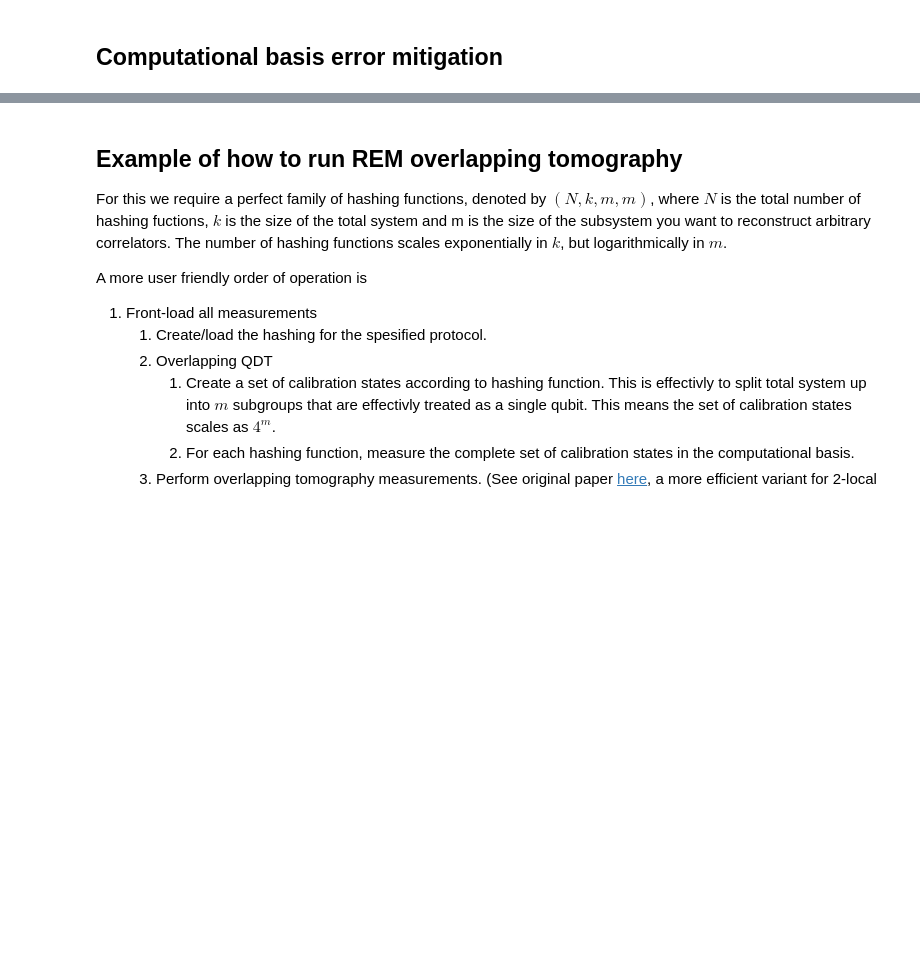
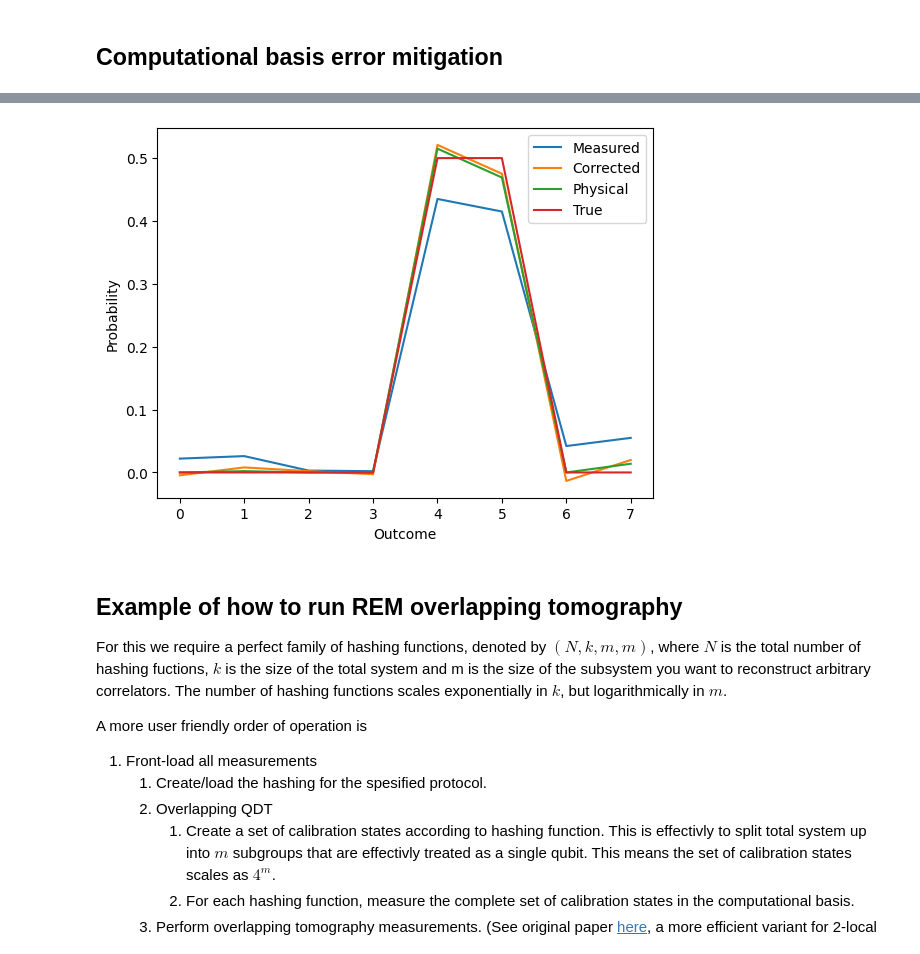
Before and after one commit to AdrianAasen/CREMST, a Jupyter notebook: Tutorial.ipynb, the cells around one changed output, grey strips where cells are left out. Drawn from its saved outputs; the diff is of its cells as text; code cells hidden in the pictures; blank space fills up the shorter version.

```diff
--- a/Tutorial.ipynb
+++ b/Tutorial.ipynb
@@ -26,20 +26,45 @@ from cvxopt import matrix, solvers
 # %% [markdown]
 ## Computational basis error mitigation
 # %%
+import numpy as np
+#np.random.seed(0)
 # To define some nessecary functions.
 # To check that probability marginal is physical
 def is_margianl_physical(marginal):
     # Checks if marginal probability vector is physical. Checks if all elements are positive and if the sum is 1.
-    return np.all(marginal>=0) #and np.isclose(np.sum(marginal),1,atol=1e-3)
+    return np.all(marginal>=0) and np.isclose(np.sum(marginal),1,atol=1e-5)
 
 # Measurements only needs to be in the form of frequencies, i.e. n_i/N.
 def probability_marginal_measurements(n_shots, povm, rho):
     return_frequencies = True
     marginal = mf.simulated_measurement(n_shots,povm,rho,return_frequencies)/n_shots
     # Put whatever else you want here....
-
+    #print(rho)
     # Return should be on the form p = [n_0/N, n_1/N, ... , n_{2^n_qubits-1}/N]
     return marginal
+
+def plot_matrix(matrix):
+    plt.imshow(matrix, cmap='viridis', interpolation='nearest')
+    plt.colorbar()
+    plt.show()
+
+def plot_distributions(distributions,names):
+    """
+    Plots a list of probability distributions.
+
+    Parameters:
+    - distributions (list): A list of probability distributions. Each distribution should be a list or numpy array of probabilities.
+
+    Returns:
+    - None
+    """
+    for i, distribution in enumerate(distributions):
+        plt.plot(distribution, label=f"{names[i]}")
+
+    plt.xlabel("Outcome")
+    plt.ylabel("Probability")
+    plt.legend()
+    plt.show()
 
 
 # Define nessecary parameters
@@ -51,28 +76,36 @@ exp_dict = {}
 pauli_states = sf.get_calibration_states(n_qubits,mode)[0]
 comp_POVM = POVM.computational_basis_POVM(n_qubits)[0]
 pauli_angles = comp_POVM.get_angles()
-print(pauli_angles)
+#print(pauli_angles)
 # Measurement angles and comp basis and probability marginals
 # follow the order [000, 001, 010, 011, ... , 111]
 
 
 # For numerical testing, create the noisy POVM
+noise1 = POVM.depolarized_POVM(POVM.computational_basis_POVM(1)[0],0.2)
+noise2 = POVM.depolarized_POVM(POVM.computational_basis_POVM(1)[0],0.1)
+noise3 = POVM.depolarized_POVM(POVM.computational_basis_POVM(1)[0],0.5)
+composite_noise = POVM.tensor_POVM(POVM.tensor_POVM(np.array([noise2]), np.array([noise1])),np.array([noise3]))
 noise_comp = POVM.depolarized_POVM(POVM.computational_basis_POVM(n_qubits)[0],0.1)
 
 # Define the state you want to measure (IDK how you specify the system you want to measure)
-rho1 = np.array([[1,0],[0,0]])
-rho_sample = np.kron(np.kron(rho1,rho1),rho1)
+rho1 = np.array([[1,1],[1,1]])*1/2
+rho2 = np.array([[1,0],[0,0]])
+rho3 = np.array([[0,0],[0,1]])
+rho_sample = np.kron(np.kron(rho3,rho2),rho1)
 #rho_sample = sf.generate_random_pure_state(n_qubits)
 
-
 # Calibrate the confusion matrix, makes 8 calls for the 8 pauli states
-C_meaured = np.array([probability_marginal_measurements(n_QDT_shots, noise_comp, rho) for rho in pauli_states])
+C_meaured = np.array([probability_marginal_measurements(n_QDT_shots, composite_noise[0], rho) for rho in pauli_states])
 
 # Measure the probability marginal of intrest
-exp_marginal = probability_marginal_measurements(n_observable_shots, noise_comp, rho_sample)
+exp_marginal = probability_marginal_measurements(n_observable_shots, composite_noise[0], rho_sample)
 
 # Compute the inverted confusion matrix and initial corrected marginal
 C_measured_inv = np.linalg.inv(C_meaured)
+# plot_matrix(C_meaured)
+# plot_matrix(C_measured_inv)
+#plot_matrix(np.dot(C_measured_inv,C_meaured))
 corrected_marginal = np.real(np.einsum('ij,j->i',C_measured_inv, exp_marginal))
 
 # For numerics
@@ -86,22 +119,26 @@ if is_margianl_physical(corrected_marginal):
     physical_marginal = corrected_marginal
 
 else:
+    n = 2**n_qubits
     print("Not Physical, correcting marginal")
     # Define solver parameters (using cvxopt)
-    P = matrix(np.eye(2**n_qubits))
-    q = matrix(-2*np.real(corrected_marginal))
-    G = matrix(-np.eye(2**n_qubits))
-    h = matrix(np.zeros(2**n_qubits))
-    A = matrix(np.ones((1,2**n_qubits)),(1,2**n_qubits))
+    P = 2*matrix(np.eye(n))
+    q = matrix(-2*corrected_marginal)
+    G = matrix(0.0, (n,n))
+    G[::n+1] = -1.0
+    h = matrix(0.0, (n,1))
+    A = matrix(1.0, (1,n))
     b = matrix(1.0)
     sol = solvers.qp(P,q,G,h,A,b)
     #print(sol['x'])
     #print(np.array(sol['x']))
     physical_marginal = np.array(sol['x']).flatten()
-#print(np.sum(corrected_marginal))
-print(f'Inital corrected marginal :\n {corrected_marginal}')
+print(f'Measured marginal :\n{exp_marginal}')
+print(f'Inital corrected marginal :\n{corrected_marginal}')
 print(f'Physical marginal :\n{physical_marginal}')
 #print(np.sum(physical_marginal))
 print(f'True marginal :\n{true_marginal}')
 print(f'Distance between physical and true marginal : {np.linalg.norm(physical_marginal-true_marginal)}')
+
+plot_distributions([exp_marginal, corrected_marginal, physical_marginal, true_marginal],names=["Measured","Corrected","Physical","True"])
 # %% [output]
@@ -125,3 +162,4 @@ Distance between physical and true marginal : 1.5009726915287282e-07
+[figure, added]
 # %% [markdown]
 ## Example of how to run REM overlapping tomography
 For this we require a perfect family of hashing functions, denoted by $(N,k,m,m)$, where $N$ is the total number of hashing fuctions, $k$ is the size of the total system and m is the size of the subsystem you want to reconstruct arbitrary correlators. The number of hashing functions scales exponentially in $k$, but logarithmically in $m$.
```
Also changed, not shown: parts of 1 cell of this notebook.
